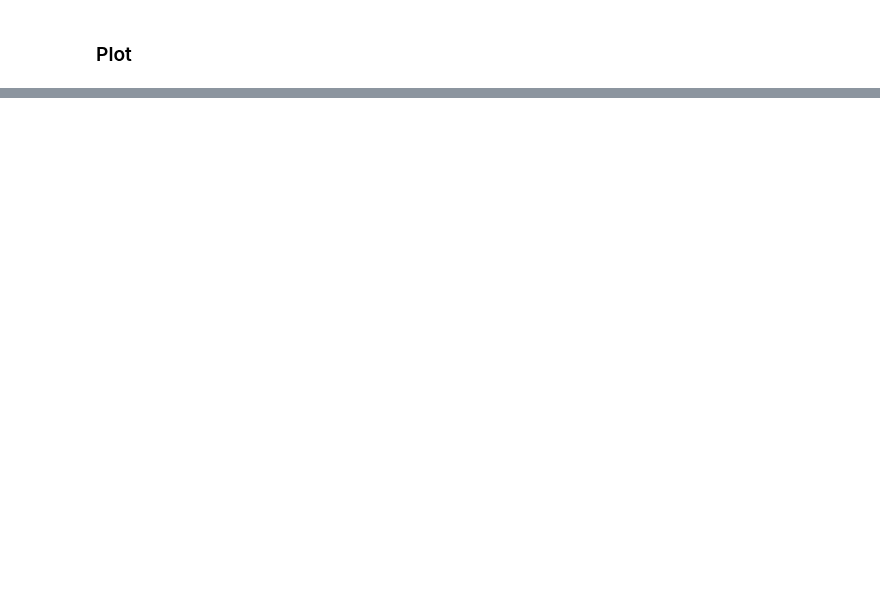
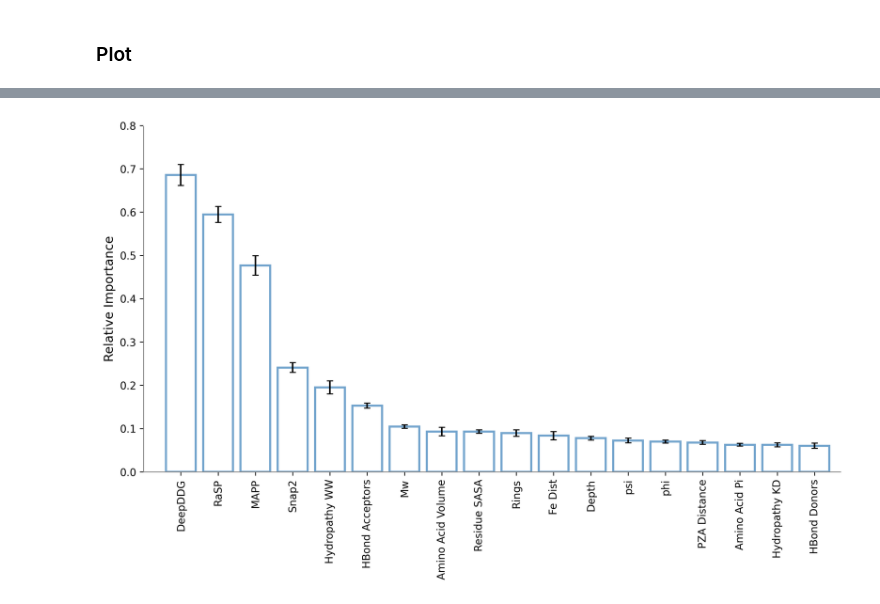
Before and after one commit to fowler-lab/tb-pnca-gnn, a Jupyter notebook: notebooks/06_node_feature_importance.ipynb, the cells around one changed output, grey strips where cells are left out. Saved outputs shown, nothing was run; the diff lists cells and outputs as text; code cells hidden in the pictures; blank space fills up the shorter version.

```diff
--- a/notebooks/06_node_feature_importance.ipynb
+++ b/notebooks/06_node_feature_importance.ipynb
@@ -80,7 +80,7 @@ tensor([[0.0870, 0.1771, 0.0926, 0.0538, 0.0570, 0.1387, 0.0559, 0.0809, 0.0615,
 # %%
-mean_per_feature = feat_imps.mean(dim=0)
-std_per_feature = feat_imps.std(dim=0)
+mean_importance = feat_imps.mean(dim=0).numpy()
+std_per_feature = feat_imps.std(dim=0).numpy()
 
-print("Mean per feature:", mean_per_feature)
+print("Mean per feature:", mean_importance)
 print("Std per feature:", std_per_feature)
 # %% [output]
@@ -137,0 +138,35 @@ plt.show()
+# %%
+plt.figure(figsize=(12, 6))
+
+# Get sorted indices for descending order
+sorted_indices = mean_importance.argsort()[::-1]
+# Sort values and labels
+sorted_values = mean_importance[sorted_indices]
+sorted_labels = [feature_labels[i] for i in sorted_indices]
+plt.errorbar(
+    range(len(sorted_values)),
+    sorted_values,
+    yerr=std_per_feature[sorted_indices],
+    fmt='none',
+    ecolor='black',
+    elinewidth=1.5,
+    capsize=3
+)
+plt.gca().spines['top'].set_color('white')
+plt.gca().spines['right'].set_color('white')
+plt.gca().spines['left'].set_color('gray')
+plt.gca().spines['bottom'].set_color('gray')
+
+plt.xlim(-1, len(sorted_values) - 0.3)
+plt.bar(range(len(sorted_values)), sorted_values,
+        alpha=0.7,
+        color='white',
+        edgecolor='#377eb8',
+        linewidth=2)
+plt.ylabel("Relative Importance")
+plt.ylim(0, 0.8)
+plt.yticks(np.arange(0, 0.9, 0.1))
+plt.xticks(range(len(sorted_labels)), sorted_labels, rotation=90)
+plt.show()
+# %% [output]
+[figure, added]
```
Also changed, not shown: parts of 8 cells of this notebook, 2 other files.
